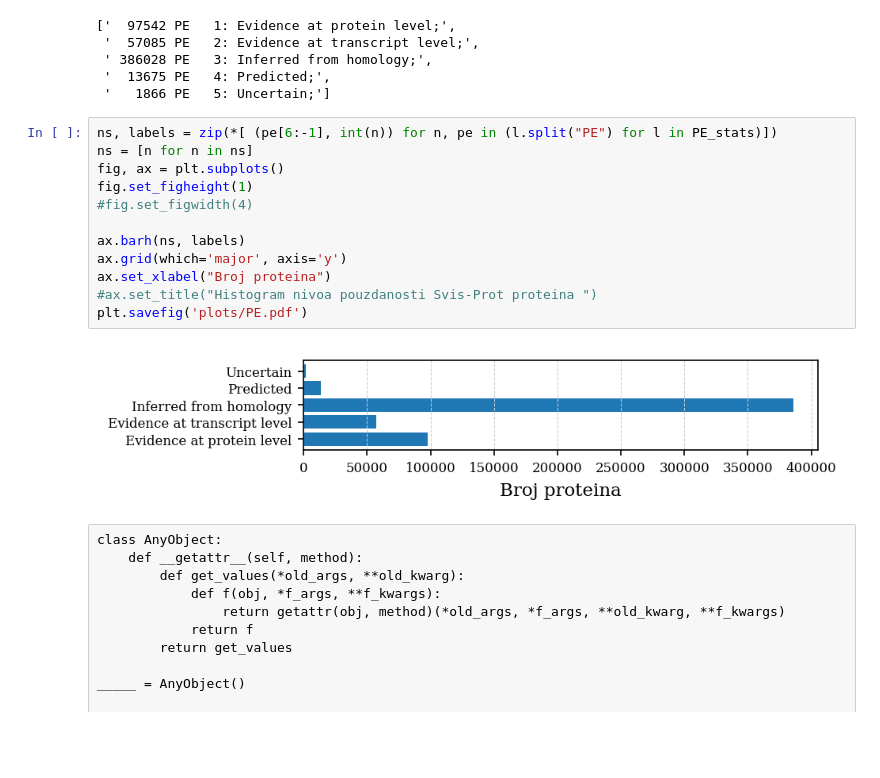
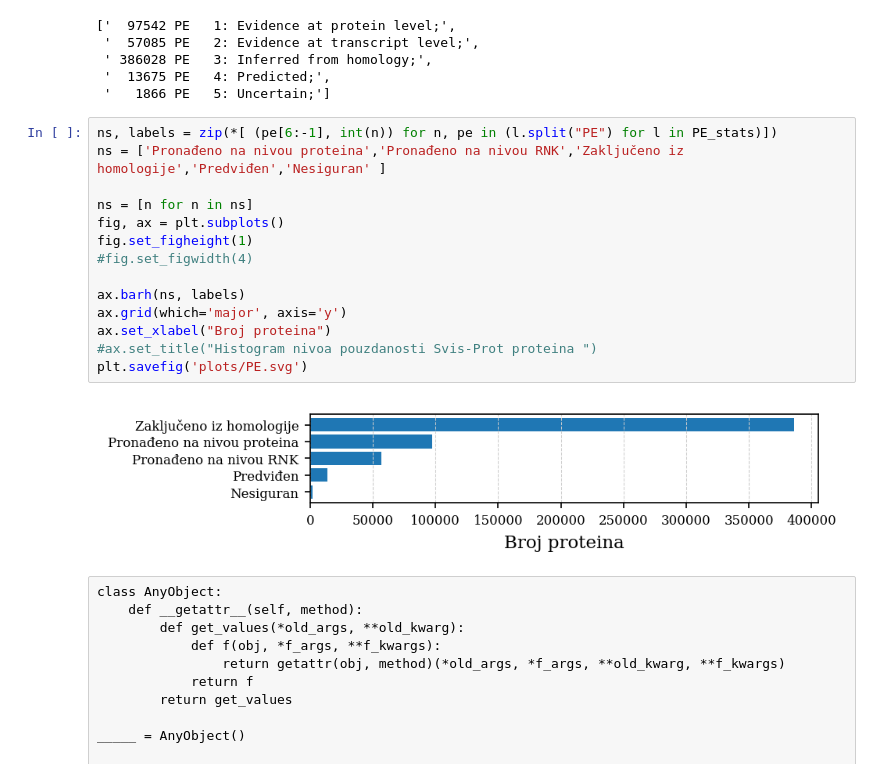
Before and after one commit to gvinterhalter/MASTER2, a Jupyter notebook: 0.1 UniProt merge pokusj.ipynb, the cells around one changed output. Drawn from its saved outputs; the diff is of its cells as text; blank space fills up the shorter version.

```diff
--- a/0.1 UniProt merge pokusj.ipynb
+++ b/0.1 UniProt merge pokusj.ipynb
@@ -17,18 +17,20 @@ PE_stats
  '   1866 PE   5: Uncertain;']
 # %%
 ns, labels = zip(*[ (pe[6:-1], int(n)) for n, pe in (l.split("PE") for l in PE_stats)])
+ns = ['Pronađeno na nivou proteina','Pronađeno na nivou RNK','Zaključeno iz homologije','Predviđen','Nesiguran' ]
+
 ns = [n for n in ns]
 fig, ax = plt.subplots()
 fig.set_figheight(1)
 #fig.set_figwidth(4)
 
 ax.barh(ns, labels)
 ax.grid(which='major', axis='y')
 ax.set_xlabel("Broj proteina")
 #ax.set_title("Histogram nivoa pouzdanosti Svis-Prot proteina ")
-plt.savefig('plots/PE.pdf')
+plt.savefig('plots/PE.svg')
 # %% [output]
-[figure, old version]
+[figure, new version]
 # %% [raw]
 class AnyObject:
     def __getattr__(self, method):
```
Also changed, not shown: 37 other files.
